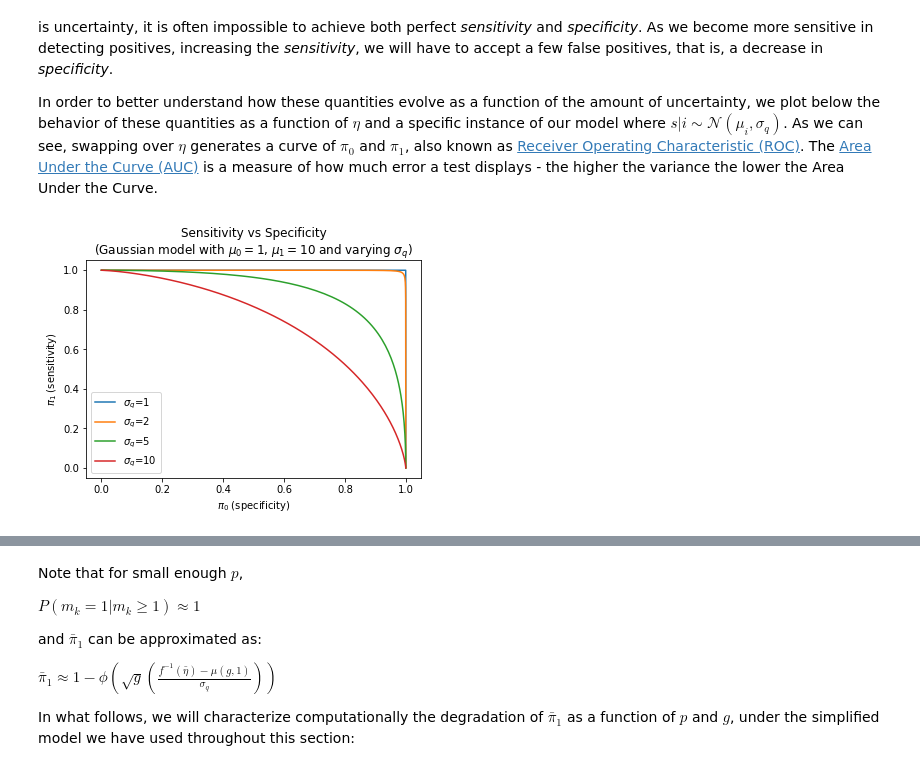
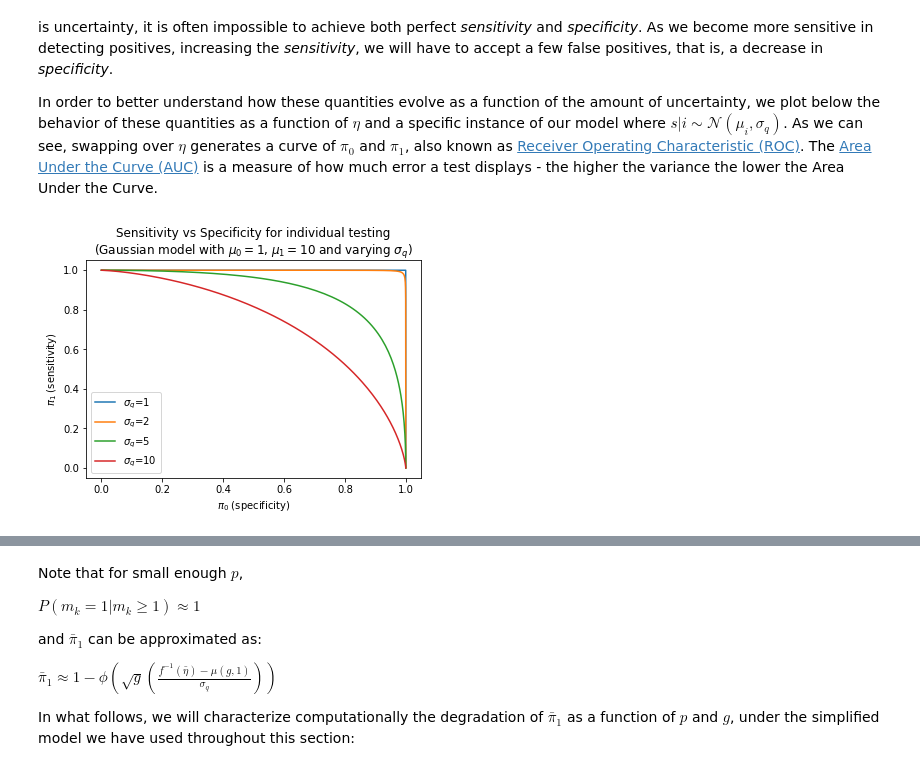
Before and after one commit to atibaup/group-testing, a Jupyter notebook: notebooks/1_group_testing_with_uncertainty.ipynb, the cells around one changed output, grey strips where cells are left out. Cells and saved outputs as stored; diff of their text form; code cells hidden in the pictures.

```diff
--- a/notebooks/1_group_testing_with_uncertainty-v2.ipynb
+++ b/notebooks/1_group_testing_with_uncertainty.ipynb
@@ -60,33 +60,33 @@ In order to better understand how these quantities evolve as a function of the a
 # %%
 from matplotlib import pyplot as plt
 import numpy as np
 import scipy.stats as st
 
 def specificity(eta, mu_0, sigma_q):
     return st.norm.cdf(eta, loc=mu_0, scale=sigma_q)
 
 def sensitivity(eta, mu_1, sigma_q):
     return 1 - st.norm.cdf(eta, loc=mu_1, scale=sigma_q)
 
 mu_0 = 1
 mu_1 = 10
 sigma_q_s = [1, 2, 5, 10]
 eta_choices = np.linspace(-100, 100, 1000)
 
 fig, axs = plt.subplots(1, 1)
 
 for sigma_q in sigma_q_s:
     specificities = specificity(eta_choices, mu_0, sigma_q)
     sensitivities = sensitivity(eta_choices, mu_1, sigma_q)
     axs.plot(sensitivities, specificities, label=f'$\sigma_q$={sigma_q}')
 
 axs.set_ylabel('$\pi_1$ (sensitivity)')
 axs.set_xlabel('$\pi_0$ (specificity)')
-plt.title('Sensitivity vs Specificity\n(Gaussian model with $\mu_0=1$, $\mu_1=10$ and varying $\sigma_q$)')
+plt.title('Sensitivity vs Specificity for individual testing\n(Gaussian model with $\mu_0=1$, $\mu_1=10$ and varying $\sigma_q$)')
 plt.legend()
 plt.show()
 # %% [output]
-[figure, old version]
+[figure, new version]
 # %% [markdown]
 ## Group testing with uncertainty
 
```
Also changed, not shown: parts of 12 cells of this notebook, 20 other files.
